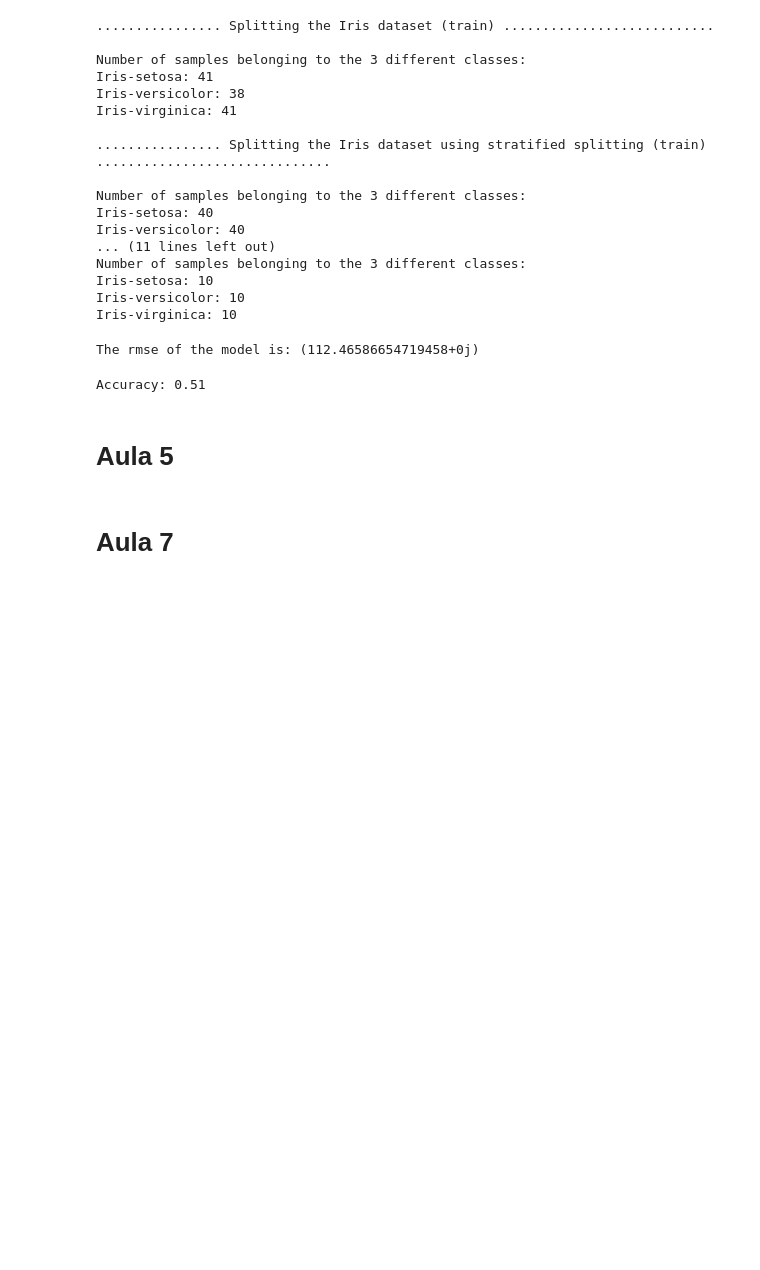
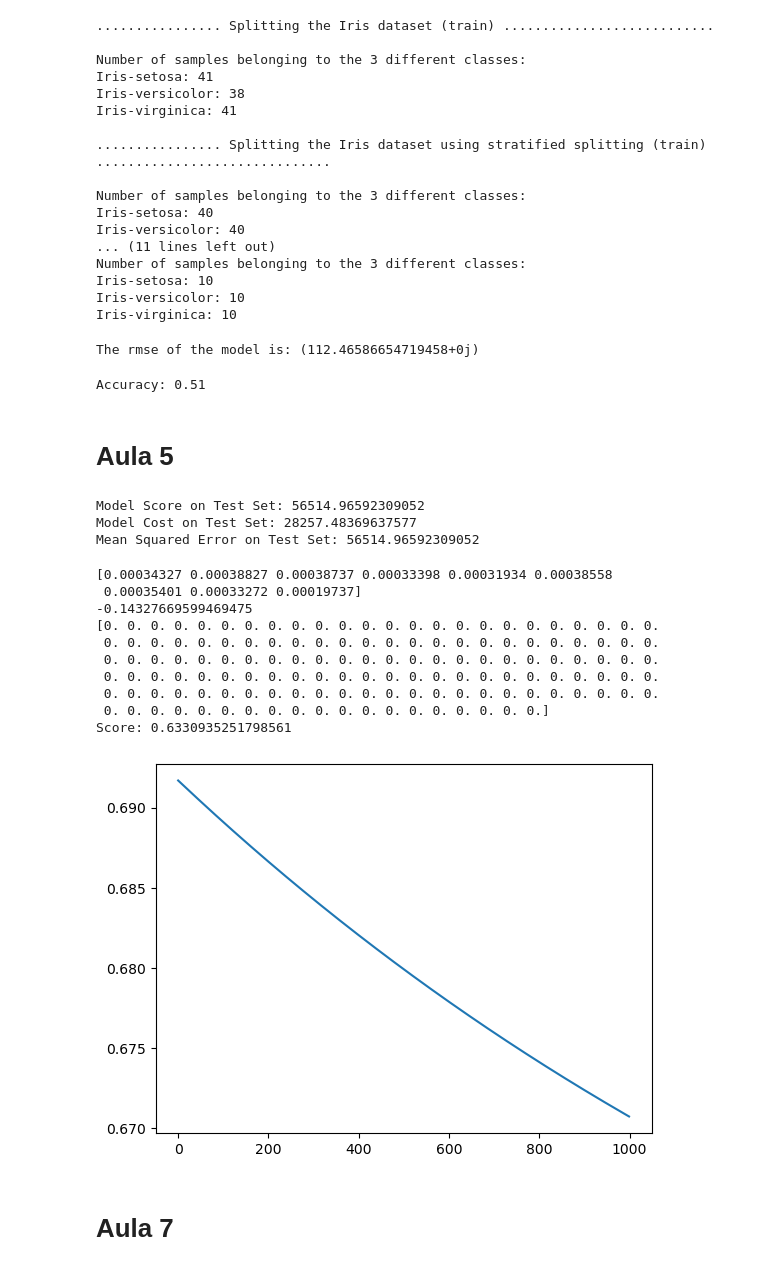
Before and after one commit to Apolinario8/Portefolio_SI, a Jupyter notebook: src/Exercises.ipynb, the cells around one changed output. Cells and saved outputs as stored; diff of their text form; code cells hidden in the pictures; blank space fills up the shorter version.

```diff
--- a/src/Exercises.ipynb
+++ b/src/Exercises.ipynb
@@ -294,3 +290,72 @@ Accuracy: 0.51
+# %%
+# testing RidgeRegression (ver)
+
+from models.ridge_regression import RidgeRegression
+from metrics.mse import mse
+from model_selection.split import train_test_split
+
+cpu_dataset = read_csv(r"..\datasets\cpu.csv", sep = ",", features = "True", label = True)
+
+cpu_dataset_train, cpu_dataset_test = train_test_split(cpu_dataset, test_size=0.2)
+
+ridge_model = RidgeRegression(l2_penalty=1, alpha=0.001, max_iter=1000, patience=5, scale=True)
+
+# Train the model
+ridge_model.fit(cpu_dataset_train)
+
+# Evaluate the model on the test set
+test_predictions = ridge_model.predict(cpu_dataset_test)
+
+# Calculate the Mean Squared Error (MSE)
+test_mse = mse(cpu_dataset_test.y, test_predictions)
+
+# Display the results
+print("Model Score on Test Set:", ridge_model.score(cpu_dataset_test))
+print("Model Cost on Test Set:", ridge_model.cost(cpu_dataset_test))
+print("Mean Squared Error on Test Set:", test_mse)
+# %% [output]
+Model Score on Test Set: 56514.96592309052
+Model Cost on Test Set: 28257.48369637577
+Mean Squared Error on Test Set: 56514.96592309052
+# %%
+# Testing LogisticRegression
+
+from models.logistic_regression import LogisticRegression
+from metrics.mse import mse
+from model_selection.split import train_test_split
+
+breast_dataset = read_csv(r"..\datasets\breast-bin.csv", sep = ",", features = "True", label = True)
+
+breast_dataset_train, breast_dataset_test = train_test_split(breast_dataset, test_size=0.2)
+
+model = LogisticRegression(l2_penalty=1, alpha=0.001, max_iter=1000)
+
+model.fit(breast_dataset_train)
+
+print(model.theta)
+print(model.theta_zero)
+
+print(model.predict(breast_dataset_test))
+
+score = model.score(breast_dataset_test)
+print(f"Score: {score}")
+
+import matplotlib.pyplot as plt
+
+plt.plot(list(model.cost_history.keys()), list(model.cost_history.values()))
+plt.show()
+# %% [output]
+[0.00034327 0.00038827 0.00038737 0.00033398 0.00031934 0.00038558
+ 0.00035401 0.00033272 0.00019737]
+-0.14327669599469475
+[0. 0. 0. 0. 0. 0. 0. 0. 0. 0. 0. 0. 0. 0. 0. 0. 0. 0. 0. 0. 0. 0. 0. 0.
+ 0. 0. 0. 0. 0. 0. 0. 0. 0. 0. 0. 0. 0. 0. 0. 0. 0. 0. 0. 0. 0. 0. 0. 0.
+ 0. 0. 0. 0. 0. 0. 0. 0. 0. 0. 0. 0. 0. 0. 0. 0. 0. 0. 0. 0. 0. 0. 0. 0.
+ 0. 0. 0. 0. 0. 0. 0. 0. 0. 0. 0. 0. 0. 0. 0. 0. 0. 0. 0. 0. 0. 0. 0. 0.
+ 0. 0. 0. 0. 0. 0. 0. 0. 0. 0. 0. 0. 0. 0. 0. 0. 0. 0. 0. 0. 0. 0. 0. 0.
+ 0. 0. 0. 0. 0. 0. 0. 0. 0. 0. 0. 0. 0. 0. 0. 0. 0. 0. 0.]
+Score: 0.6330935251798561
+[figure, added]
 # %%
 # 8 - Implementing RidgeRegression with Least Squares
 # %% [markdown]
```
Also changed, not shown: parts of 37 cells of this notebook, 13 other files.
